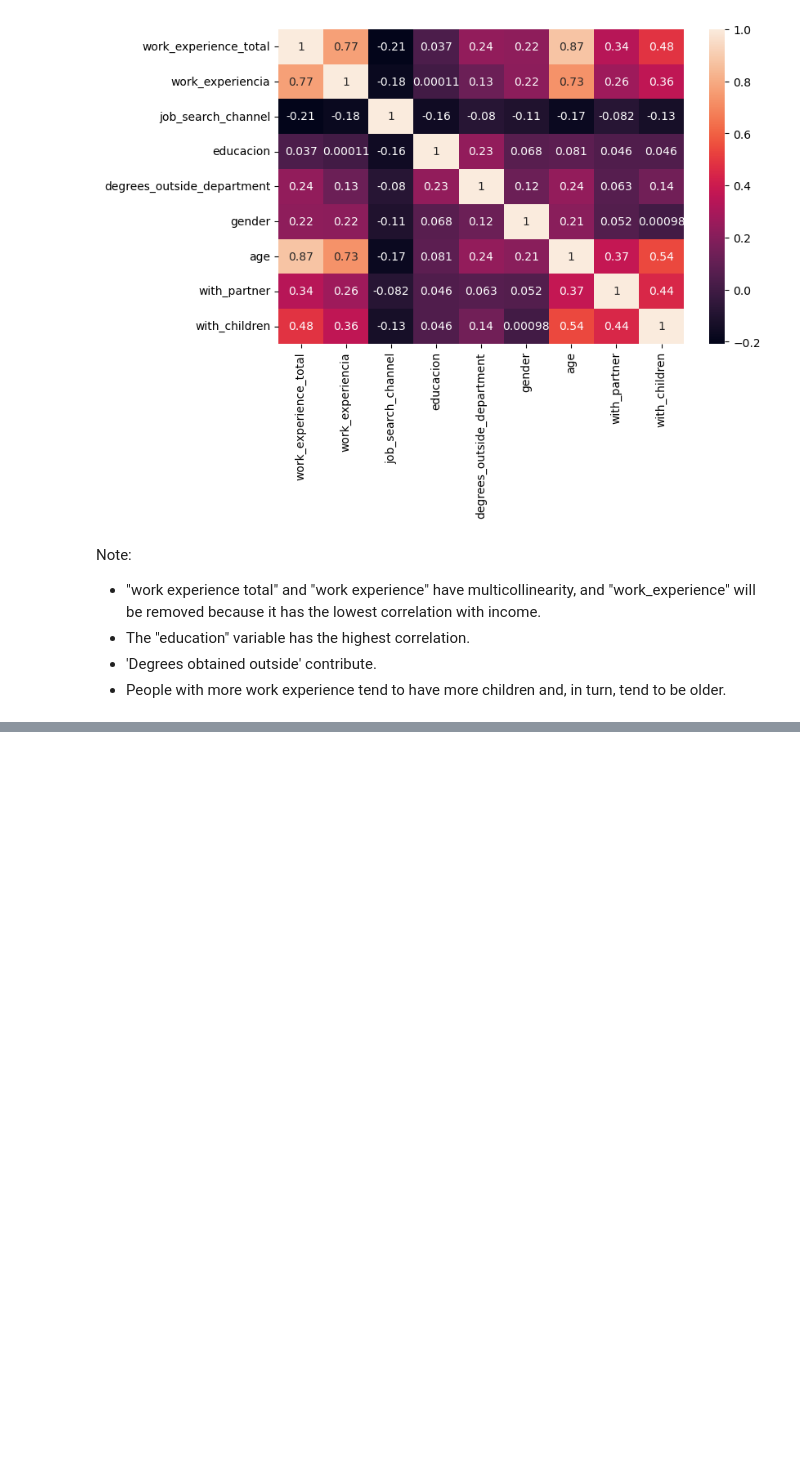
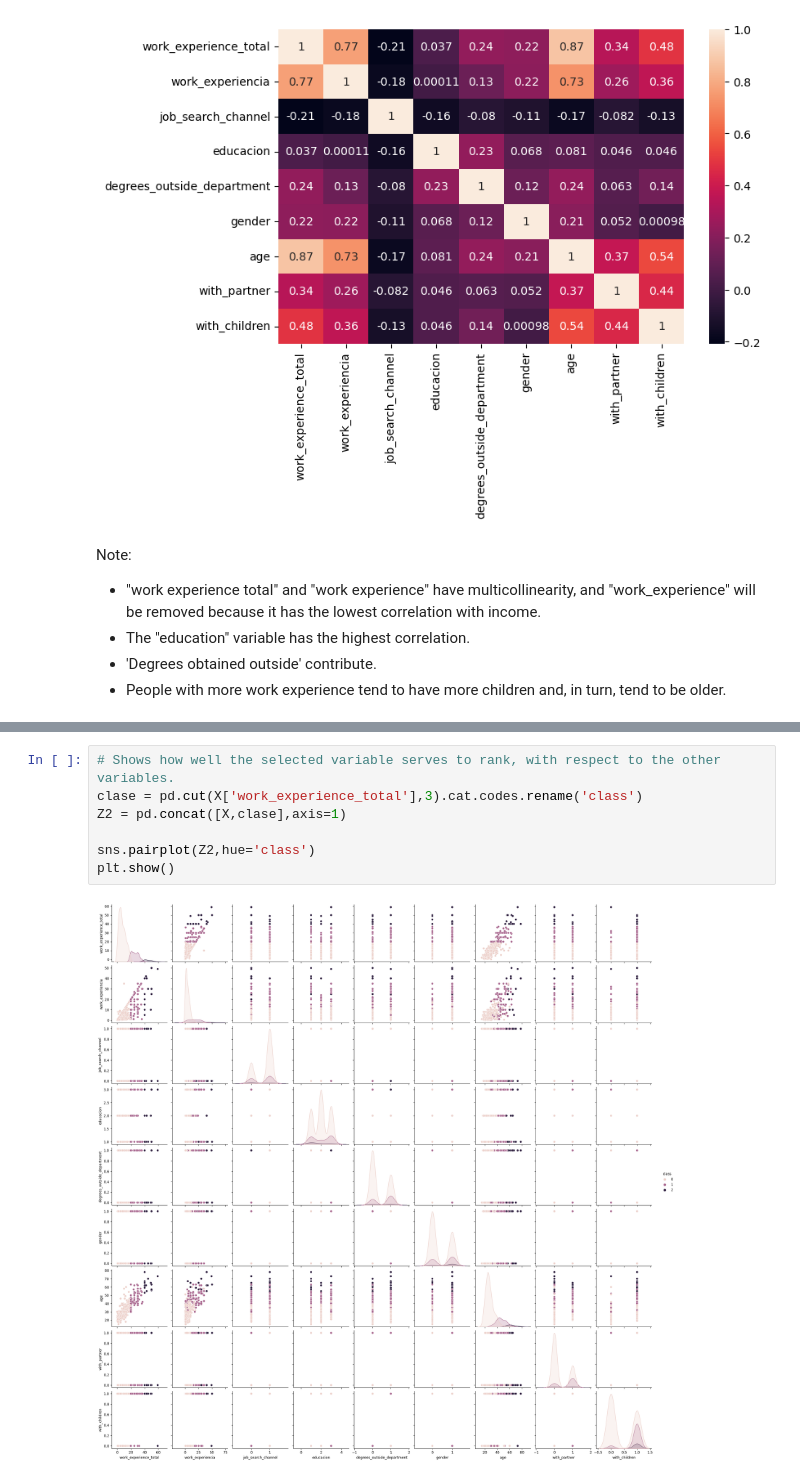
Before and after one commit to antoniomedina99/Prediccion_Salario_Yopal_Sklearn, a Jupyter notebook: Notebook.ipynb, the cells around one changed output, grey strips where cells are left out. Drawn from its saved outputs; the diff is of its cells as text; blank space fills up the shorter version.

```diff
--- a/Notebook.ipynb
+++ b/Notebook.ipynb
@@ -527,0 +552,9 @@ plt.show()
+# %%
+# Shows how well the selected variable serves to rank, with respect to the other variables.
+clase = pd.cut(X['work_experience_total'],3).cat.codes.rename('class')
+Z2 = pd.concat([X,clase],axis=1)
+
+sns.pairplot(Z2,hue='class')
+plt.show()
+# %% [output]
+[figure, added]
```
Also changed, not shown: parts of 26 cells of this notebook.
